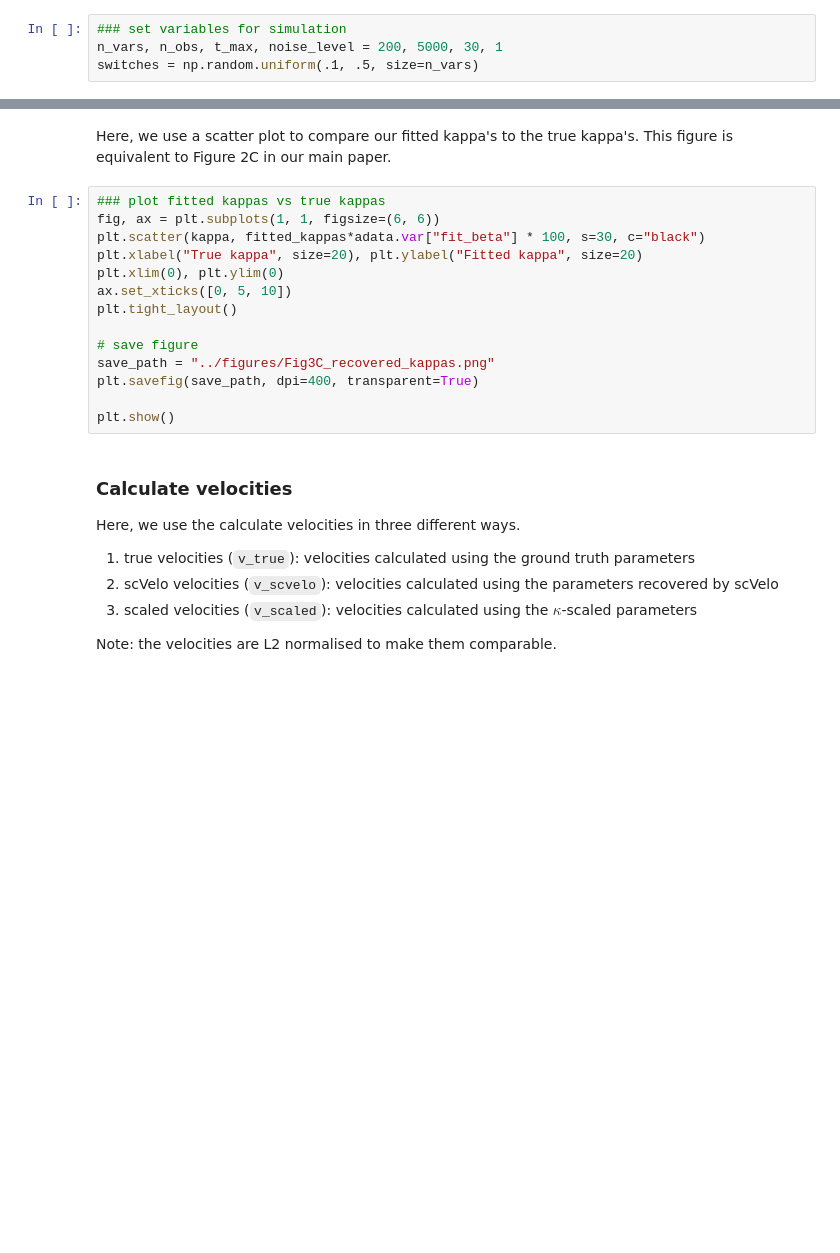
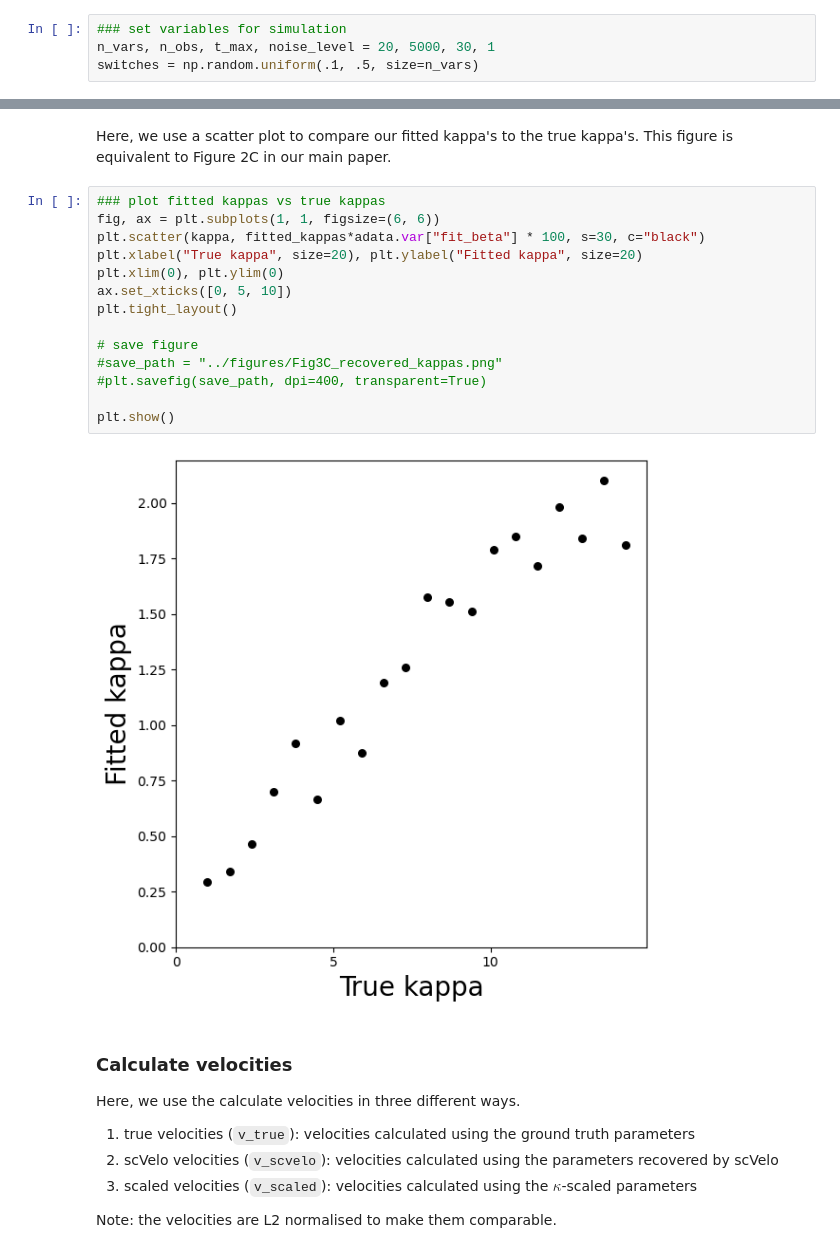
Before and after one commit to bjbouman/cell-state-velocities, a Jupyter notebook: scripts/kappa-velo_scaling_on_simulation.ipynb, the cells around one changed output, grey strips where cells are left out. Cells and saved outputs as stored; diff of their text form; blank space fills up the shorter version.

```diff
--- a/scripts/kappa-velo_scaling_on_simulation.ipynb
+++ b/scripts/kappa-velo_scaling_on_simulation.ipynb
@@ -32,7 +32,7 @@ Here, we generate the simulation data that we will be using to test our $\kappa$
 np.random.seed(2)
 # %%
 ### set variables for simulation
-n_vars, n_obs, t_max, noise_level = 200, 5000, 30, 1
+n_vars, n_obs, t_max, noise_level = 20, 5000, 30, 1
 switches = np.random.uniform(.1, .5, size=n_vars)
 # %%
 ### set parameters
@@ -75,17 +75,19 @@ Here, we use a scatter plot to compare our fitted kappa's to the true kappa's. T
 # %%
 ### plot fitted kappas vs true kappas
 fig, ax = plt.subplots(1, 1, figsize=(6, 6))
 plt.scatter(kappa, fitted_kappas*adata.var["fit_beta"] * 100, s=30, c="black")
 plt.xlabel("True kappa", size=20), plt.ylabel("Fitted kappa", size=20)
 plt.xlim(0), plt.ylim(0)
 ax.set_xticks([0, 5, 10])
 plt.tight_layout()
 
 # save figure
-save_path = "../figures/Fig3C_recovered_kappas.png"
-plt.savefig(save_path, dpi=400, transparent=True)
+#save_path = "../figures/Fig3C_recovered_kappas.png"
+#plt.savefig(save_path, dpi=400, transparent=True)
 
 plt.show()
+# %% [output]
+[figure, added]
 # %% [markdown]
 ### Calculate velocities
 
```
Also changed, not shown: parts of 10 cells of this notebook, 4 other files.
